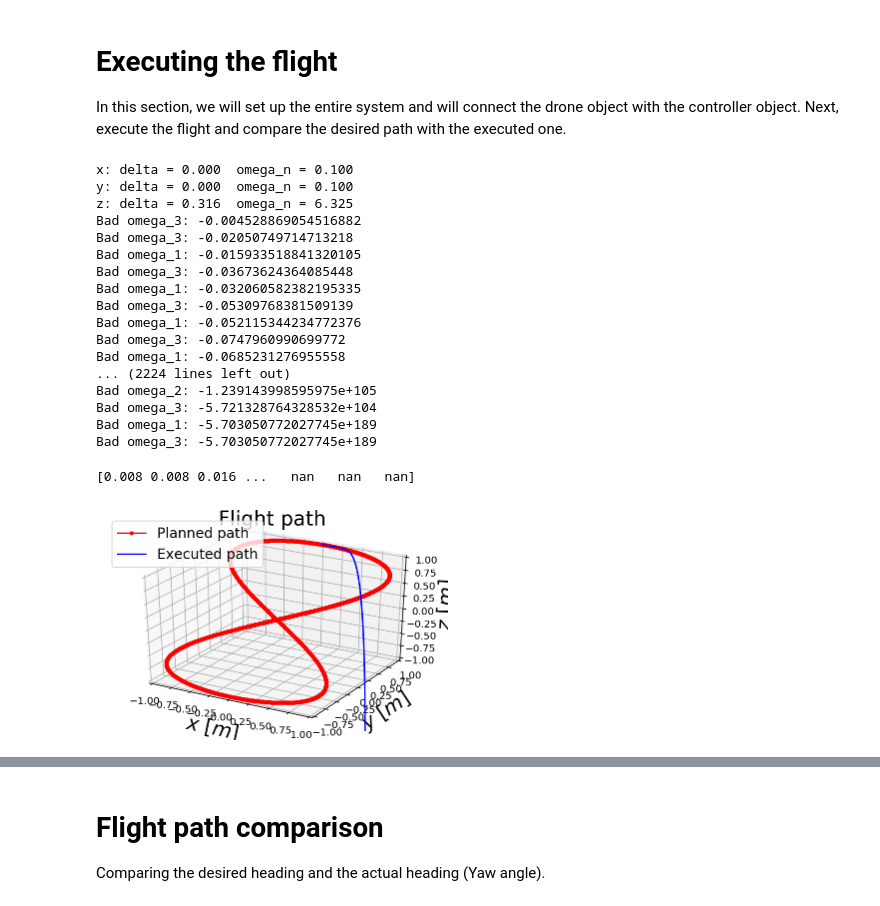
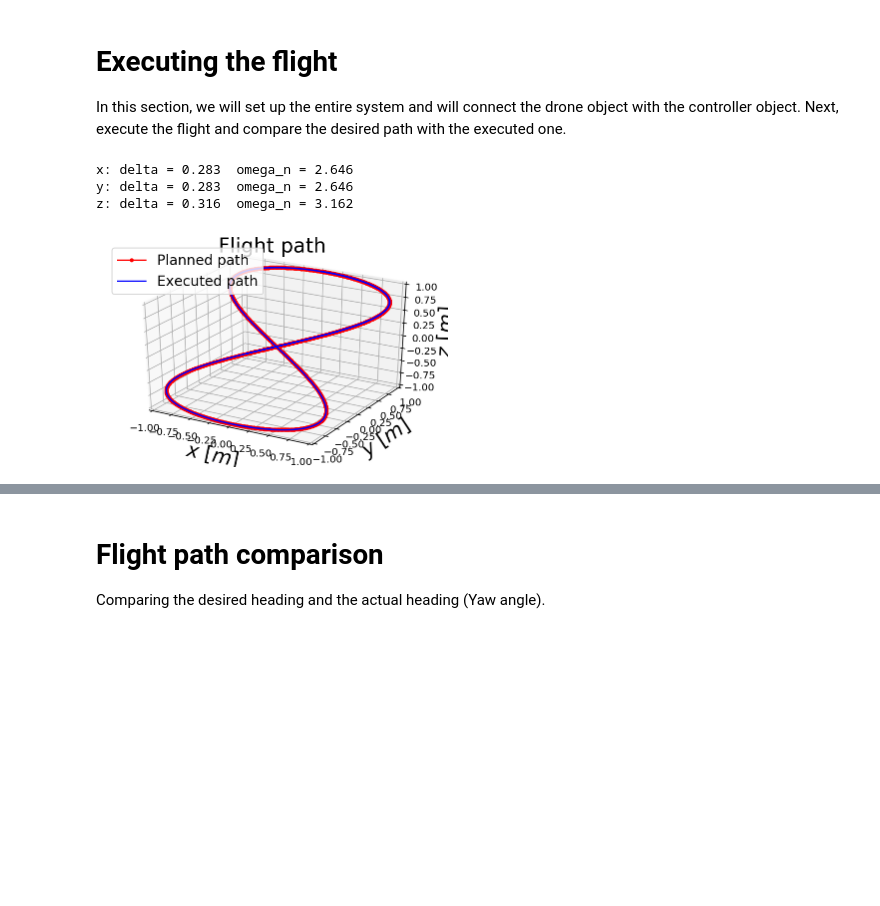
Before and after one commit to miker2/FCND-udacity, a Jupyter notebook: jupyter_notebooks/3_Controls/4_Full3DControl/Lesson 4 - 3D Drone-Full-Notebook.ipynb, the cells around one changed output, grey strips where cells are left out. Drawn from its saved outputs; the diff is of its cells as text; code cells hidden in the pictures; blank space fills up the shorter version.

Commit message:
Full (mostly working) notebook.
 -- Yaw control doesn't appear to work for the figure 8 trajectory,
    but it doesn't work with the given solution either.

```diff
--- a/jupyter_notebooks/3_Controls/4_Full3DControl/Lesson 4 - 3D Drone-Full-Notebook.ipynb
+++ b/jupyter_notebooks/3_Controls/4_Full3DControl/Lesson 4 - 3D Drone-Full-Notebook.ipynb
@@ -937,18 +929,20 @@ drone = DroneIn3D()
 
 # creating the control system object
 
-control_system = Controller(z_k_p=40.0,
-                            z_k_d=4.0,
-                            x_k_p=0.01,
-                            x_k_d=0.0,
-                            y_k_p=0.01,
-                            y_k_d=0.0,
-                            k_p_roll=1.0,
-                            k_p_pitch=1.0,
-                            k_p_yaw=4.0,
-                            k_p_p=10.0,
-                            k_p_q=10.0,
-                            k_p_r=10.0)
+control_system = Controller(z_k_p=10.0,
+                            z_k_d=2.0,
+                            x_k_p=7.0,
+                            x_k_d=1.5,
+                            y_k_p=7.0,
+                            y_k_d=1.5,
+                            k_p_roll=20.0,
+                            k_p_pitch=20.0,
+                            k_p_yaw=0.0,
+                            k_p_p=5.5,
+                            k_p_q=5.5,
+                            k_p_r=5.5)
+
+
 
 # declaring the initial state of the drone with zero
 # height and zero velocity
@@ -973,6 +967,7 @@ omega_history = drone.omega
 accelerations = drone.linear_acceleration()
 accelerations_history= accelerations
 angular_vel_history = drone.get_euler_derivatives()
+angular_vel_ref = np.empty((1,3))
 
 # executing the flight
 for i in range(0,z_path.shape[0]):
@@ -1004,69 +999,52 @@ for i in range(0,z_path.shape[0]):
 
         angular_vel = drone.get_euler_derivatives()
 
-        u_bar_p, u_bar_q, u_bar_r = control_system.attitude_controller(
+        u_bar_p, u_bar_q, u_bar_r, p_c, q_c, r_c = control_system.attitude_controller(
             b_x_c,
             b_y_c,
             psi_path[i],
             drone.psi,
-            drone.X[9],
-            drone.X[10],
-            drone.X[11],
+            drone.p,
+            drone.q,
+            drone.r,
             rot_mat)
 
         drone.set_propeller_angular_velocities(c, u_bar_p, u_bar_q, u_bar_r)
 
         drone_state = drone.advance_state(dt/inner_loop_relative_to_outer_loop)
-
 
     # generating a history of the state history, propeller angular velocities and linear accelerations
     drone_state_history = np.vstack((drone_state_history, drone_state))
 
     omega_history=np.vstack((omega_history,drone.omega))
     accelerations = drone.linear_acceleration()
     accelerations_history= np.vstack((accelerations_history,accelerations))
-    angular_vel_history = np.vstack((angular_vel_history,drone.get_euler_derivatives()))
+    angular_vel_history = np.vstack((angular_vel_history, np.array([drone.p, drone.q, drone.r])))
+    angular_vel_ref = np.vstack((angular_vel_ref, np.array([p_c, q_c, r_c])))
 
 
 
 fig = plt.figure()
 ax = fig.gca(projection='3d')
 ax.plot(x_path, y_path, z_path,linestyle='-',marker='.',color='red')
 ax.plot(drone_state_history[:,0],
          drone_state_history[:,1],
          drone_state_history[:,2],
          linestyle='-',color='blue')
-
-print(drone_state_history[:,0])
 
 plt.title('Flight path').set_fontsize(20)
 ax.set_xlabel('$x$ [$m$]').set_fontsize(20)
 ax.set_ylabel('$y$ [$m$]').set_fontsize(20)
 ax.set_zlabel('$z$ [$m$]').set_fontsize(20)
 plt.legend(['Planned path','Executed path'],fontsize = 14)
 
 ax.set_xlim(-1, 1)
 ax.set_ylim(-1, 1)
 ax.set_zlim(-1, 1)
 
 plt.show()
 # %% [output]
-x: delta = 0.000  omega_n = 0.100
-y: delta = 0.000  omega_n = 0.100
-z: delta = 0.316  omega_n = 6.325
-Bad omega_3: -0.004528869054516882
-Bad omega_3: -0.02050749714713218
-Bad omega_1: -0.015933518841320105
-Bad omega_3: -0.03673624364085448
-Bad omega_1: -0.032060582382195335
-Bad omega_3: -0.05309768381509139
-Bad omega_1: -0.052115344234772376
-Bad omega_3: -0.0747960990699772
-Bad omega_1: -0.0685231276955558
-... (2224 lines left out)
-Bad omega_2: -1.239143998595975e+105
-Bad omega_3: -5.721328764328532e+104
-Bad omega_1: -5.703050772027745e+189
-Bad omega_3: -5.703050772027745e+189
+x: delta = 0.283  omega_n = 2.646
+y: delta = 0.283  omega_n = 2.646
+z: delta = 0.316  omega_n = 3.162
-[0.008 0.008 0.016 ...   nan   nan   nan]
-[figure, old version]
+[figure, new version]
```
Also changed, not shown: parts of 14 cells of this notebook.
